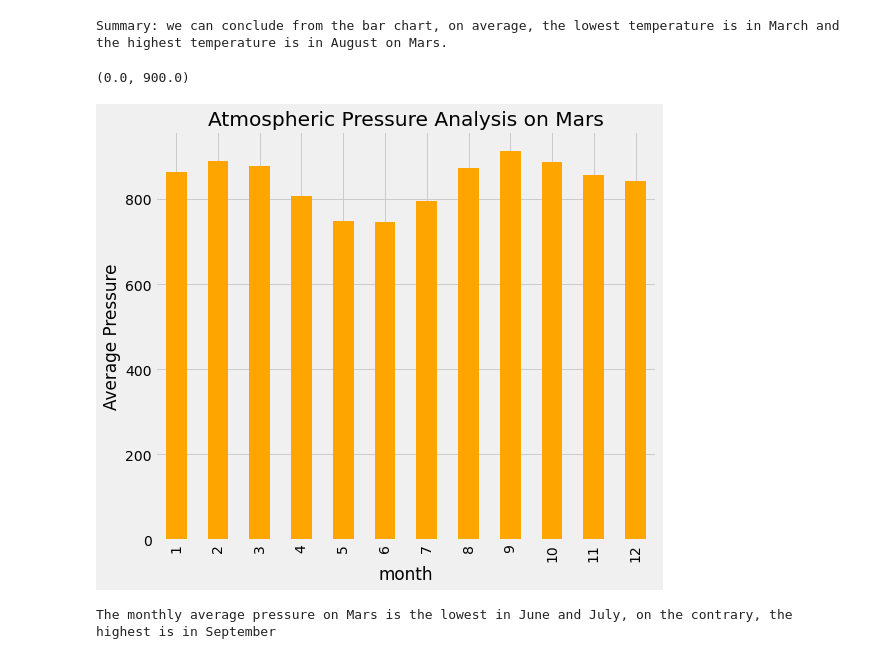
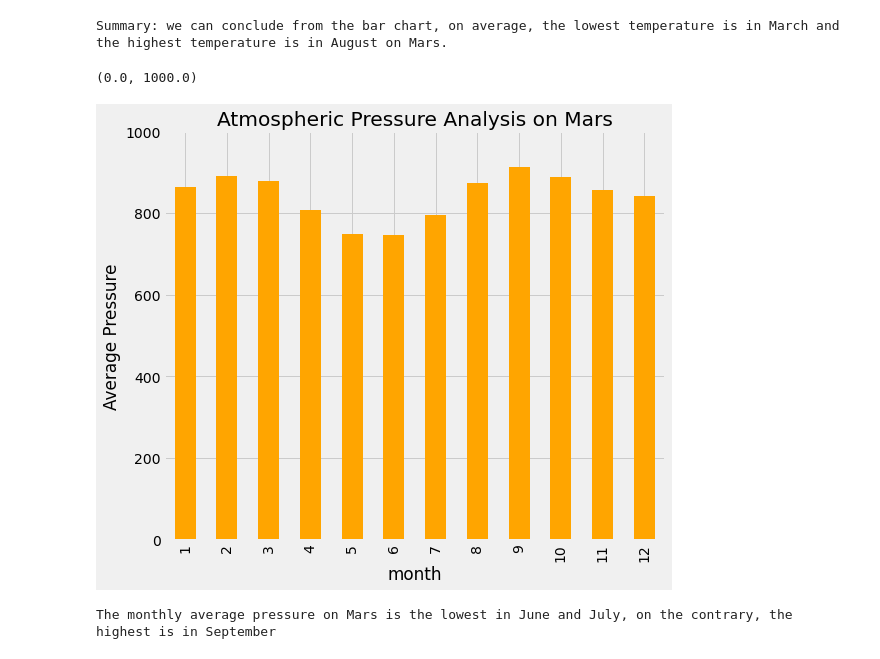
Before and after one commit to yan-ash/scrape_challenge, a Jupyter notebook: mars_data_challenge_part2.ipynb, the cells around one changed output. Drawn from its saved outputs; the diff is of its cells as text; code cells hidden in the pictures.

```diff
--- a/mars_data_challenge_part2.ipynb
+++ b/mars_data_challenge_part2.ipynb
@@ -125,11 +129,12 @@ Summary: we can conclude from the bar chart, on average, the lowest temperature
 # %%
 avg_pressure_df =df.groupby(['month'])['pressure'].mean()
 # %%
+
 plot2= avg_pressure_df.plot(kind= 'bar', ylabel='Average Pressure', title='Atmospheric Pressure Analysis on Mars', color="orange", figsize=(8, 7))
-plt1.set_ylim([0,900])
+plot2.set_ylim([0,1000])
 # %% [output]
-(0.0, 900.0)
+(0.0, 1000.0)
-[figure, old version]
+[figure, new version]
 # %%
 print("The monthly average pressure on Mars is the lowest in June and July, on the contrary, the highest is in September")
 # %% [output]
```
Also changed, not shown: parts of 11 cells of this notebook, 1 other file.
